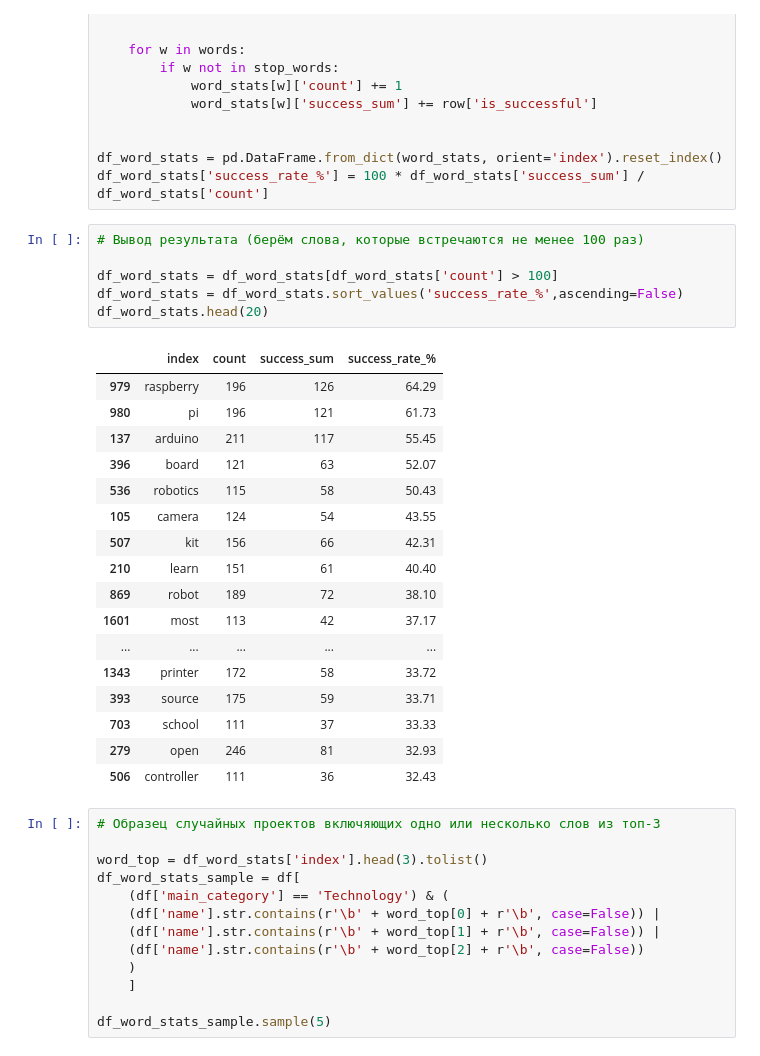
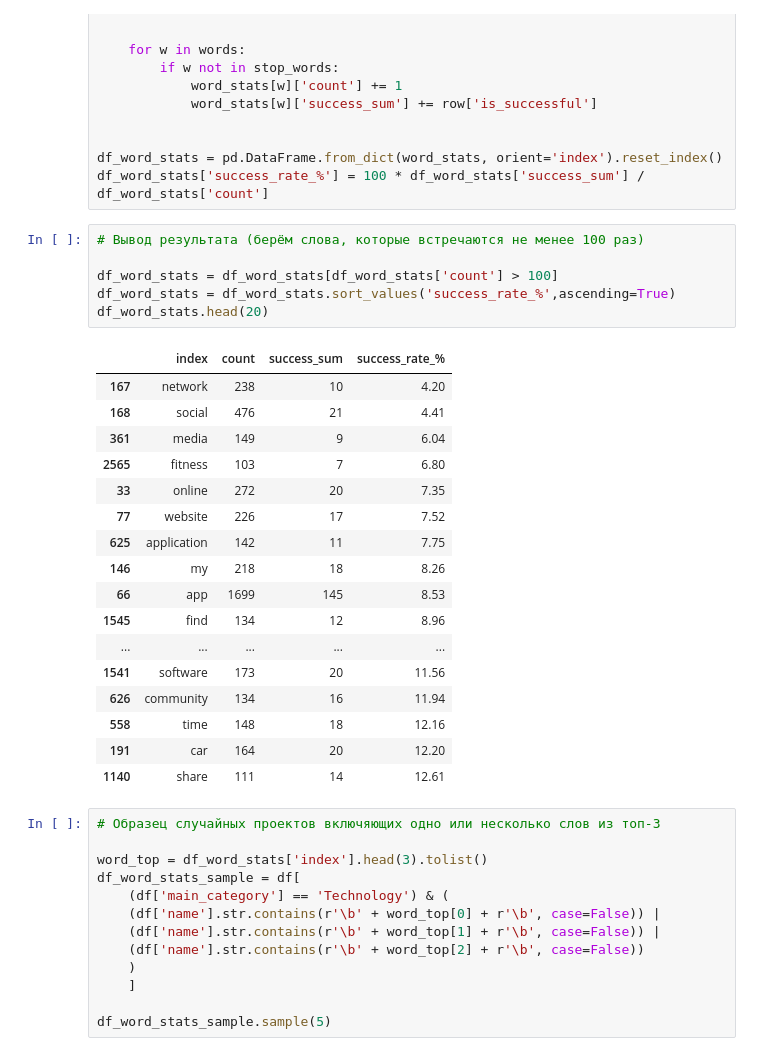
Before and after one commit to Skipper1284/Kickstarter_Dataset_Study_Project, a Jupyter notebook: Python/Kickstarter_Notebook.ipynb, the cells around one changed output. Saved outputs shown, nothing was run; the diff lists cells and outputs as text.

```diff
--- a/Python/Kickstarter_Notebook.ipynb
+++ b/Python/Kickstarter_Notebook.ipynb
@@ -346,27 +346,27 @@ df_word_stats['success_rate_%'] = 100 * df_word_stats['success_sum'] / df_word_s
 # %%
 # Вывод результата (берём слова, которые встречаются не менее 100 раз)
 
 df_word_stats = df_word_stats[df_word_stats['count'] > 100]
-df_word_stats = df_word_stats.sort_values('success_rate_%',ascending=False)
+df_word_stats = df_word_stats.sort_values('success_rate_%',ascending=True)
 df_word_stats.head(20)
 # %% [output]
 |  | index | count | success_sum | success_rate_% |
-| 979 | raspberry | 196 | 126 | 64.29 |
-| 980 | pi | 196 | 121 | 61.73 |
-| 137 | arduino | 211 | 117 | 55.45 |
-| 396 | board | 121 | 63 | 52.07 |
-| 536 | robotics | 115 | 58 | 50.43 |
-| 105 | camera | 124 | 54 | 43.55 |
-| 507 | kit | 156 | 66 | 42.31 |
-| 210 | learn | 151 | 61 | 40.40 |
-| 869 | robot | 189 | 72 | 38.10 |
-| 1601 | most | 113 | 42 | 37.17 |
+| 167 | network | 238 | 10 | 4.20 |
+| 168 | social | 476 | 21 | 4.41 |
+| 361 | media | 149 | 9 | 6.04 |
+| 2565 | fitness | 103 | 7 | 6.80 |
+| 33 | online | 272 | 20 | 7.35 |
+| 77 | website | 226 | 17 | 7.52 |
+| 625 | application | 142 | 11 | 7.75 |
+| 146 | my | 218 | 18 | 8.26 |
+| 66 | app | 1699 | 145 | 8.53 |
+| 1545 | find | 134 | 12 | 8.96 |
 | ... | ... | ... | ... | ... |
-| 1343 | printer | 172 | 58 | 33.72 |
-| 393 | source | 175 | 59 | 33.71 |
-| 703 | school | 111 | 37 | 33.33 |
-| 279 | open | 246 | 81 | 32.93 |
-| 506 | controller | 111 | 36 | 32.43 |
+| 1541 | software | 173 | 20 | 11.56 |
+| 626 | community | 134 | 16 | 11.94 |
+| 558 | time | 148 | 18 | 12.16 |
+| 191 | car | 164 | 20 | 12.20 |
+| 1140 | share | 111 | 14 | 12.61 |
 # %%
 # Образец случайных проектов включяющих одно или несколько слов из топ-3
 
```
Also changed, not shown: 2 other files.
